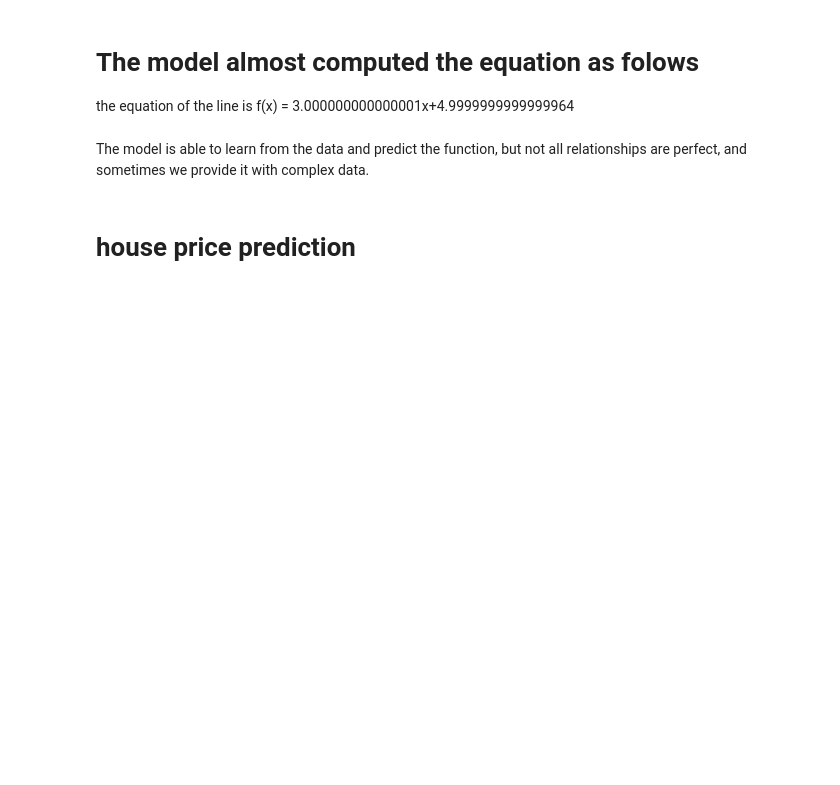
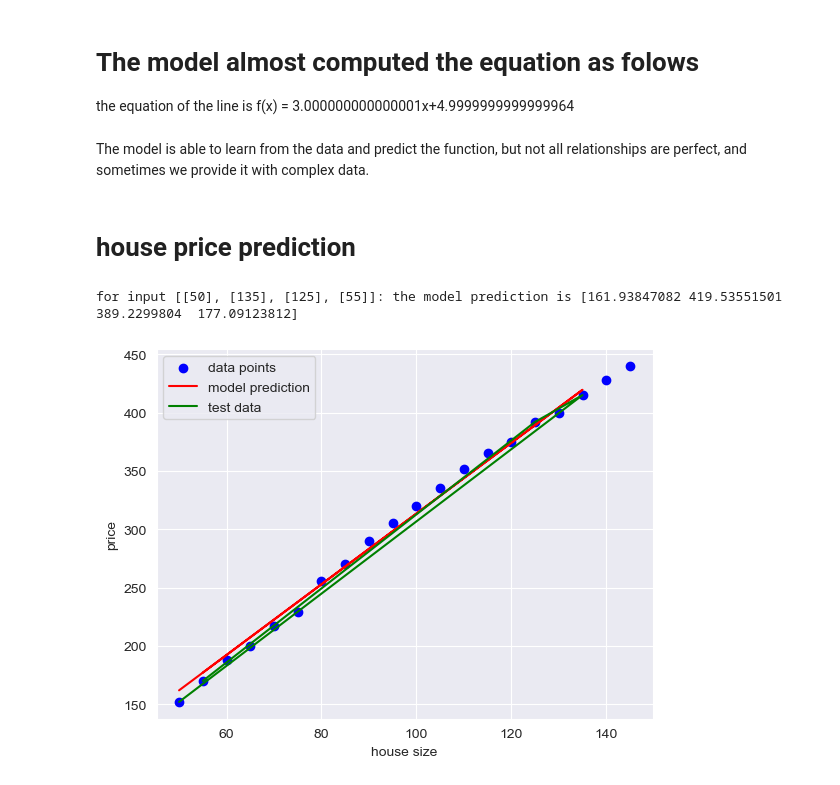
Before and after one commit to denboba/Machine-Learning, a Jupyter notebook: models/linear_model/linear_regression.ipynb, the cells around one changed output. Cells and saved outputs as stored; diff of their text form; code cells hidden in the pictures; blank space fills up the shorter version.

```diff
--- a/models/linear_model/linear_regression.ipynb
+++ b/models/linear_model/linear_regression.ipynb
@@ -53,21 +53,32 @@ The model is able to learn from the data and predict the function, but not all r
 # %%
 from sklearn.linear_model import LinearRegression
 from sklearn.model_selection import train_test_split
 from sklearn.metrics import mean_squared_error, r2_score
 import matplotlib.pyplot as plt
 
 # 2. Example real dataset (house size vs price)
-X = [[50], [60], [70], [80], [90], [100], [110], [120], [130], [140]]  # size in square meters
-y = [150, 180, 210, 240, 270, 300, 330, 360, 390, 420]                 # price in thousands
+X = [[50], [55], [60], [65], [70],[75], [80], [85], [90], [95],[100], [105], [110], [115], [120],[125], [130], [135], [140], [145]]
+
+y = [152, 170, 188, 200, 217,229, 256, 270, 290, 305,320, 335, 352, 365, 375,392, 400, 415, 428, 440]
+
 
 X_train, X_test , y_train, y_test = train_test_split(X,y, test_size = 0.2,random_state = 42)
 model = LinearRegression()
 
 model.fit(X_train,y_train)
 
 y_pred = model.predict(X_test)
 
 print(f"for input {X_test}: the model prediction is {y_pred}")
 
 # graphically
-plt.scatter()
+plt.scatter(X,y, color = 'blue', label = 'data points')
+plt.plot(X_test,y_pred, color = 'red', label = 'model prediction')
+plt.plot(X_test,y_test, color = 'green', label = 'test data')
+plt.xlabel('house size')
+plt.ylabel('price')
+plt.legend()
+plt.show()
+# %% [output]
+for input [[50], [135], [125], [55]]: the model prediction is [161.93847082 419.53551501 389.2299804  177.09123812]
+[figure, added]
```
